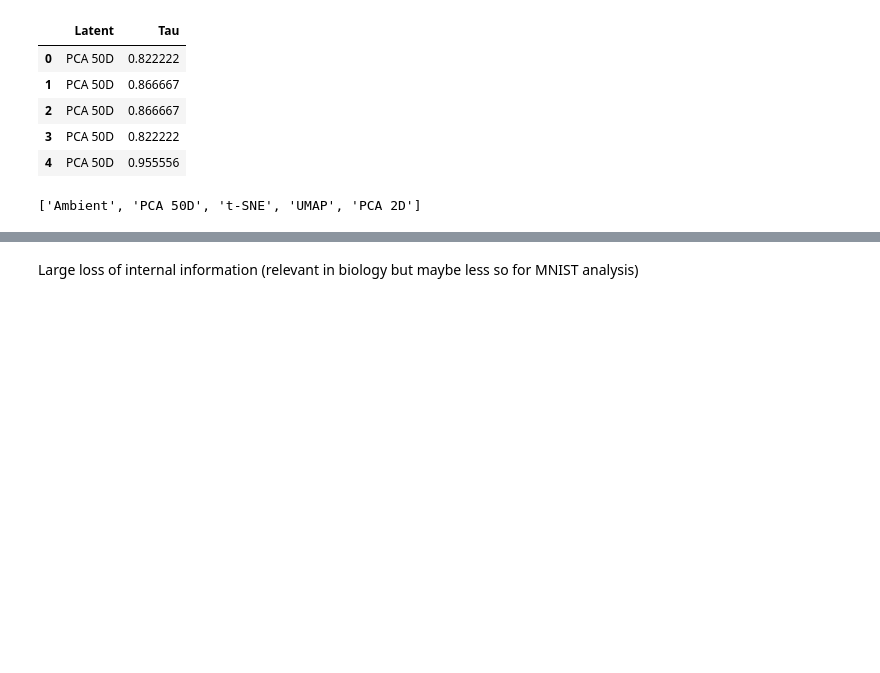
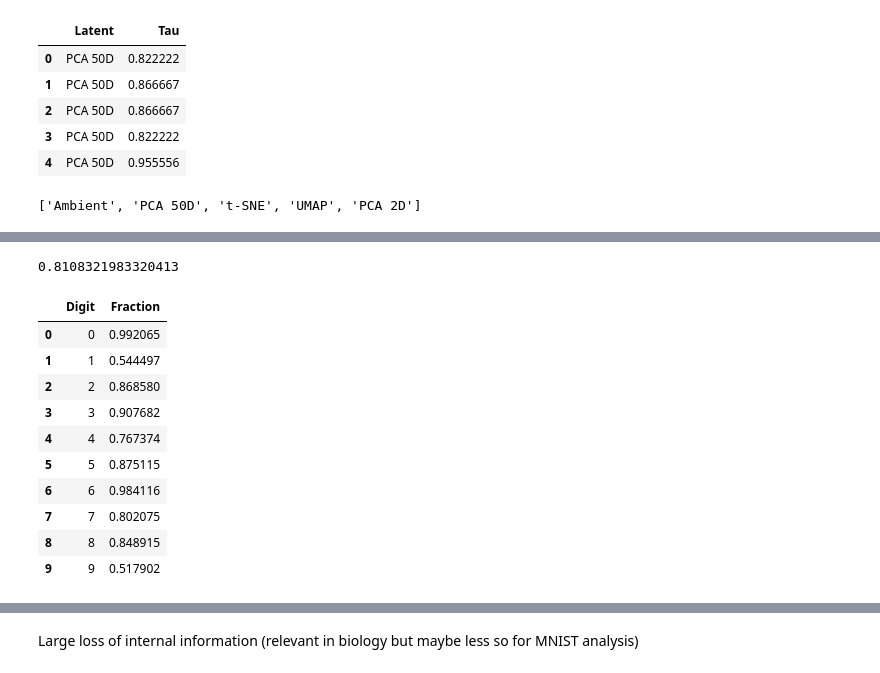
Before and after one commit to pachterlab/CBP_2021, a Jupyter notebook: notebooks/allInterIntraDistortions.ipynb, the cells around one changed output, grey strips where cells are left out. Cells and saved outputs as stored; diff of their text form; code cells hidden in the pictures; blank space fills up the shorter version.

Commit message:
Update kmeans for mnist

```diff
--- a/notebooks/allInterIntraDistortions.ipynb
+++ b/notebooks/allInterIntraDistortions.ipynb
@@ -695,0 +697,10 @@ latentLab
+# %%
+from sklearn.cluster import KMeans
+
+kmeans_model = KMeans(n_clusters=10, random_state=1).fit(latents[2])
+labels = kmeans_model.labels_
+
+
+
+kmeans_model_umap = KMeans(n_clusters=10, random_state=42).fit(latents[3])
+labelsUMAP = kmeans_model_umap.labels_
@@ -695,0 +723,36 @@ latentLab
+# %%
+#How many of each digit were in the same cluster
+#for each digit, get indices, find how many of those indices have same value in labels
+def getKMeans(labels):
+  frac = []
+  for d in np.unique(digits.numpy()):
+
+    inds = digits.numpy() == d
+    sub = labels[inds]
+
+    unique, counts = np.unique(sub, return_counts=True)
+    frac += [max(counts)/len(sub)]
+
+  df = pd.DataFrame()
+  df['Digit'] = np.unique(digits.numpy())
+  df['Fraction'] = frac
+
+  return df
+# %%
+df = getKMeans(labels)
+
+print(np.mean(df.Fraction))
+df
+# %% [output]
+0.8108321983320413
+|  | Digit | Fraction |
+| 0 | 0 | 0.992065 |
+| 1 | 1 | 0.544497 |
+| 2 | 2 | 0.868580 |
+| 3 | 3 | 0.907682 |
+| 4 | 4 | 0.767374 |
+| 5 | 5 | 0.875115 |
+| 6 | 6 | 0.984116 |
+| 7 | 7 | 0.802075 |
+| 8 | 8 | 0.848915 |
+| 9 | 9 | 0.517902 |
```
Also changed, not shown: parts of 7 cells of this notebook.
